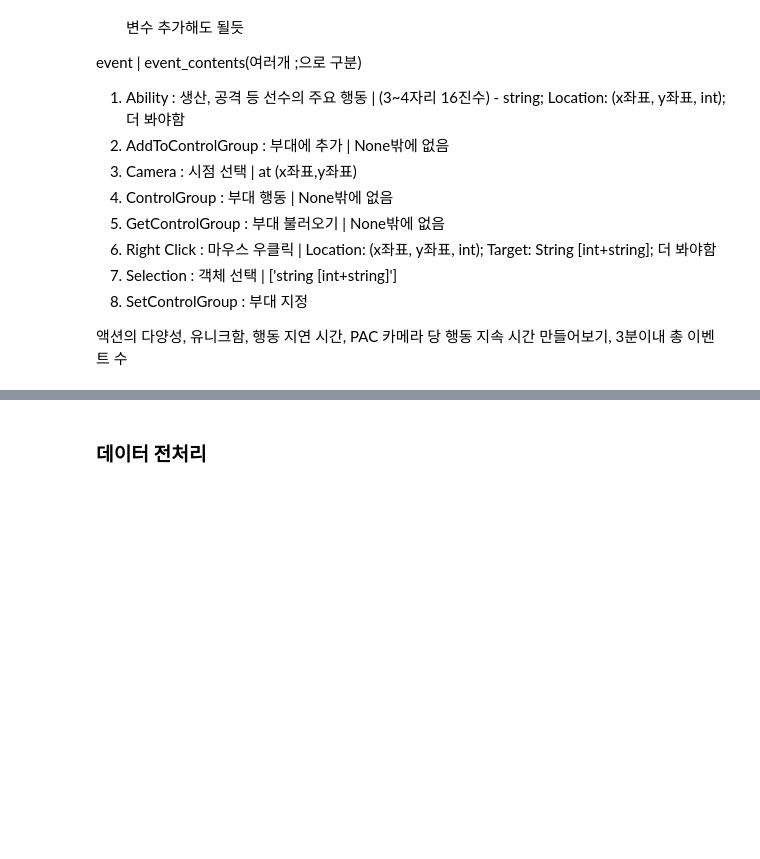
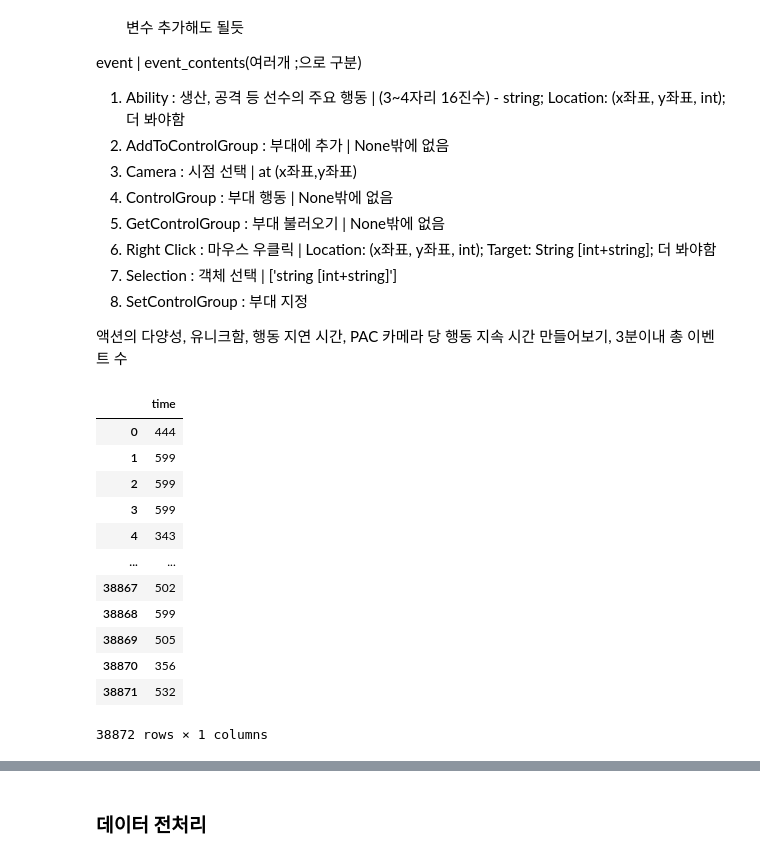
Before and after one commit to GullyMac/Game, a Jupyter notebook: game.ipynb, the cells around one changed output, grey strips where cells are left out. Drawn from its saved outputs; the diff is of its cells as text; code cells hidden in the pictures; blank space fills up the shorter version.

```diff
--- a/game.ipynb
+++ b/game.ipynb
@@ -87,3 +90,21 @@ event | event_contents(여러개 ;으로 구분)
 
 
 액션의 다양성, 유니크함, 행동 지연 시간, PAC 카메라 당 행동 지속 시간 만들어보기, 3분이내 총 이벤트 수
+# %%
+X['time'] = train.drop_duplicates(['game_id'],keep='last').time.reset_index(drop=True)
+X['time'] = (X.time*100//100*60 + X.time*100%100).astype(int)
+X
+# %% [output]
+|  | time |
+| 0 | 444 |
+| 1 | 599 |
+| 2 | 599 |
+| 3 | 599 |
+| 4 | 343 |
+| ... | ... |
+| 38867 | 502 |
+| 38868 | 599 |
+| 38869 | 505 |
+| 38870 | 356 |
+| 38871 | 532 |
+38872 rows × 1 columns
```
Also changed, not shown: parts of 3 cells of this notebook.
